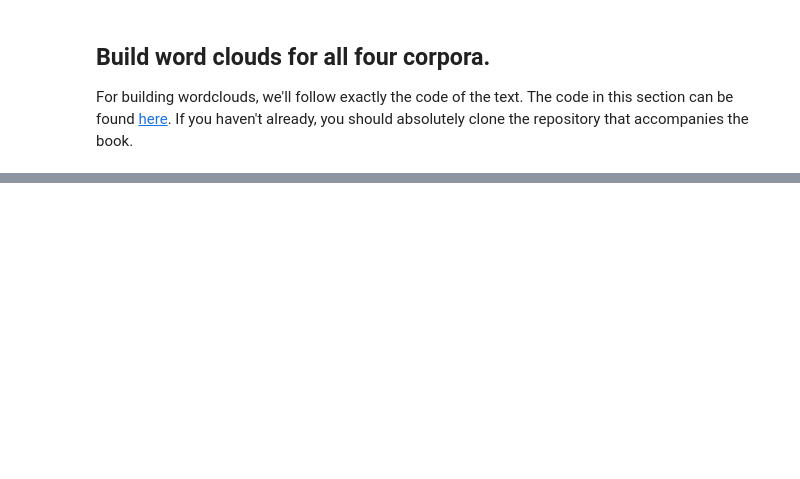
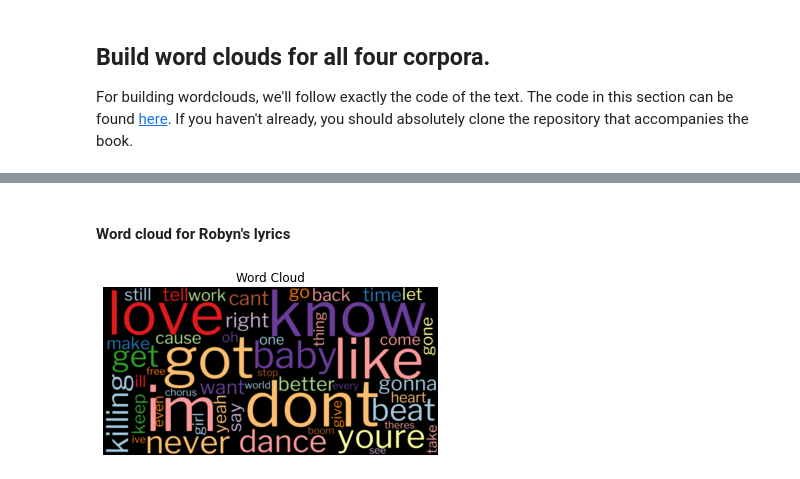
Before and after one commit to unpham/ads_509-tm-group-comp, a Jupyter notebook: Group Comparison.ipynb, the cells around one changed output, grey strips where cells are left out. Saved outputs shown, nothing was run; the diff lists cells and outputs as text; code cells hidden in the pictures; blank space fills up the shorter version.

```diff
--- a/Group Comparison.ipynb
+++ b/Group Comparison.ipynb
@@ -254,0 +551,9 @@ def count_words(df, column='tokens', preprocess=None, min_freq=2):
+# %% [markdown]
+#### Word cloud for Robyn's lyrics
+# %%
+robyn_tokens = lyrics_data.loc[lyrics_data['artist'] == 'robyn']
+word_freq = count_words(robyn_tokens, column='tokens', min_freq=2)
+wordcloud(word_freq['freq'], title='Word Cloud', max_words=50)
+plt.show()
+# %% [output]
+[figure, added]
```
Also changed, not shown: parts of 34 cells of this notebook.
